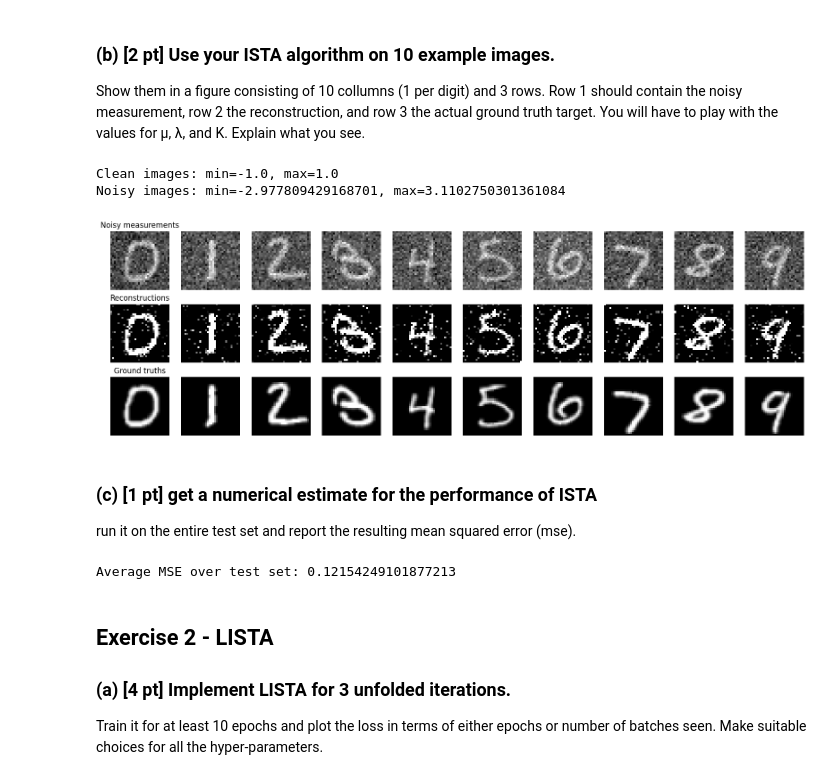
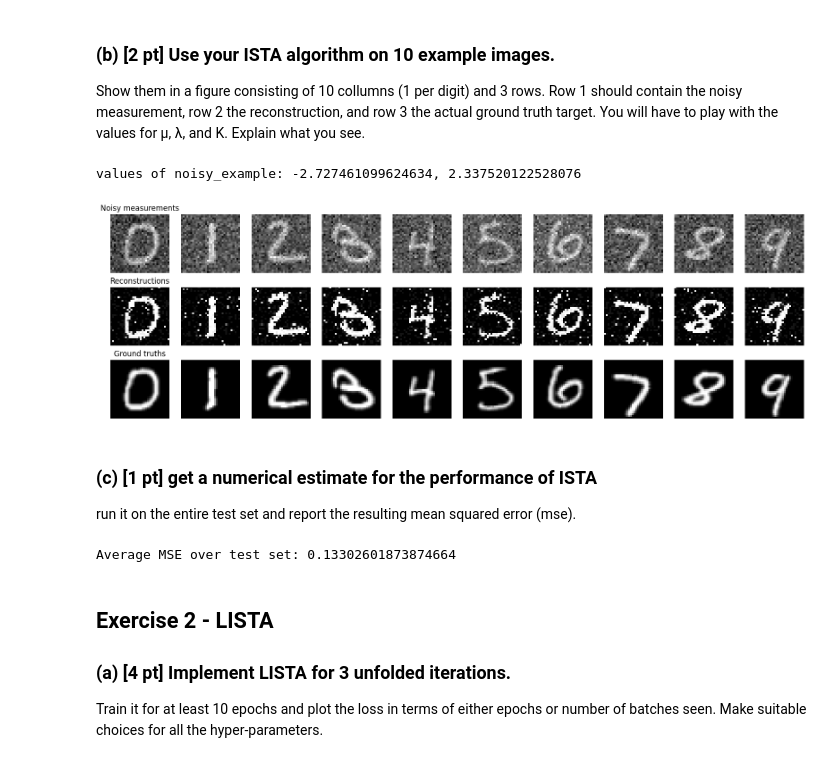
Before and after one commit to svenbbsp/5LSL0, a Jupyter notebook: Assignment_4/Assignment_4_Notebook.ipynb, the cells around one changed output. Cells and saved outputs as stored; diff of their text form; code cells hidden in the pictures.

Commit message:
Add entire data access

```diff
--- a/Assignment_4/Assignment_4_Notebook.ipynb
+++ b/Assignment_4/Assignment_4_Notebook.ipynb
@@ -53,19 +53,19 @@ Number of training batches: 938
 Number of test batches: 157
 [figure]
 # %%
-# # HINT: if you do not care about going over the data in mini-batches but rather want the entire dataset use:
-# x_clean_train = train_loader.dataset.Clean_Images
-# x_noisy_train = train_loader.dataset.Noisy_Images
-# labels_train  = train_loader.dataset.Labels
+# Access the entire training and test set for later use
+clean_train = train_loader.dataset.Clean_Images # 60000 images
+noisy_train = train_loader.dataset.Noisy_Images
+labels_train  = train_loader.dataset.Labels
 
-# x_clean_test  = test_loader.dataset.Clean_Images
-# x_noisy_test  = test_loader.dataset.Noisy_Images
-# labels_test   = test_loader.dataset.Labels
+clean_test  = test_loader.dataset.Clean_Images # 10000 images
+noisy_test  = test_loader.dataset.Noisy_Images
+labels_test   = test_loader.dataset.Labels
 
-# # use these 10 examples as representations for all digits
-# x_clean_example = x_clean_test[0:10,:,:,:]
-# x_noisy_example = x_noisy_test[0:10,:,:,:]
-# labels_example = labels_test[0:10]
+# Access 10 examples as representations for all digits
+clean_example = clean_test[0:10,:,:,:]
+noisy_example = noisy_test[0:10,:,:,:]
+labels_example = labels_test[0:10]
 # %% [markdown]
 ## Exercise 1 - ISTA
 
@@ -105,61 +105,58 @@ measurement, row 2 the reconstruction, and row 3 the actual ground truth target.
 You will have to play with the values for μ, λ, and K. Explain what you see.
 # %%
 mu = 5.0
-shrinkage = 0.05
+shrinkage = 0.01
 K = 10
 
-# print values for clean and noisy images
-print(f"Clean images: min={x_clean_example.min()}, max={x_clean_example.max()}")
-print(f"Noisy images: min={x_noisy_example.min()}, max={x_noisy_example.max()}")
+#noisy_example = 2 * (noisy_example - noisy_example.min()) / (noisy_example.max() - noisy_example.min()) - 1
+print(f"values of noisy_example: {noisy_example.min()}, {noisy_example.max()}")
 
 # Apply the ISTA algorithm to the noisy example images
-x_reconstructed = ISTA(mu, shrinkage, K, x_noisy_example)
+x_reconstructed = ISTA(mu, shrinkage, K, noisy_example)
 
 # Create a figure with 10 columns and 3 rows
 fig, axs = plt.subplots(3, 10, figsize=(20, 6))
 
 # For each column
 for i in range(10):
     # Display the noisy measurement in the first row
-    axs[0, i].imshow(x_noisy_example[i].squeeze(), cmap='gray')
+    axs[0, i].imshow(noisy_example[i,0,:,:], cmap='gray')
     axs[0, i].axis('off')
 
     # Display the reconstruction in the second row
-    axs[1, i].imshow(x_reconstructed[i].squeeze(), cmap='gray')
+    axs[1, i].imshow(x_reconstructed[i,0,:,:], cmap='gray')
     axs[1, i].axis('off')
 
     # Display the ground truth in the third row
-    axs[2, i].imshow(x_clean_example[i].squeeze(), cmap='gray')
+    axs[2, i].imshow(clean_example[i,0,:,:], cmap='gray')
     axs[2, i].axis('off')
 
 # Set the titles for the rows
 axs[0, 0].set_title('Noisy measurements')
 axs[1, 0].set_title('Reconstructions')
 axs[2, 0].set_title('Ground truths')
 
+# Save the figure
+plt.savefig('ISTA_Reconstructions.png')
+
 # Display the figure
 plt.show()
 # %% [output]
-Clean images: min=-1.0, max=1.0
-Noisy images: min=-2.977809429168701, max=3.1102750301361084
+values of noisy_example: -2.727461099624634, 2.337520122528076
-[figure, old version]
+[figure, new version]
 # %% [markdown]
 ### (c) [1 pt] get a numerical estimate for the performance of ISTA
 run it on the entire test set and report the resulting mean squared error (mse).
 # %%
-# Load the entire test set
-x_clean_test = test_loader.dataset.Clean_Images
-x_noisy_test = test_loader.dataset.Noisy_Images
-
 # Apply the ISTA algorithm to all test images
-x_test_reconstructed = ISTA(mu, shrinkage, K, x_noisy_test)
+x_test_reconstructed = ISTA(mu, shrinkage, K, noisy_test)
 
 # Calculate the MSE over the entire test dataset
-mse_test = torch.mean((x_clean_test - x_test_reconstructed)**2)
+mse_test = torch.mean((clean_test - x_test_reconstructed)**2)
 
 print('Average MSE over test set:', mse_test.item())
 # %% [output]
-Average MSE over test set: 0.12154249101877213
+Average MSE over test set: 0.13302601873874664
 # %% [markdown]
 ## Exercise 2 - LISTA
 
```
